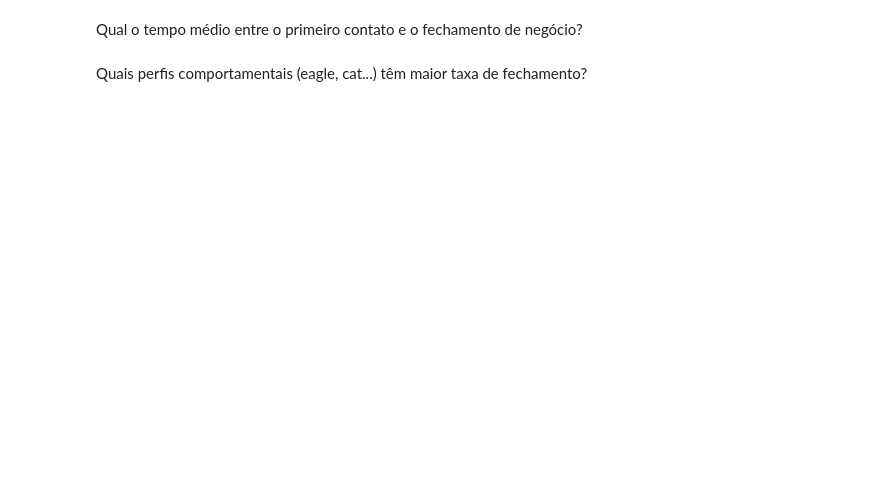
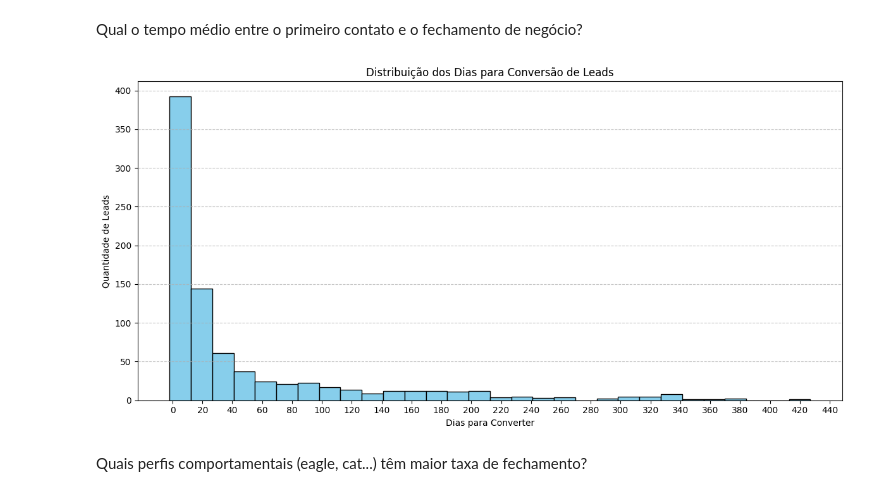
Before and after one commit to JLG-Data-Analytics/projeto_aplicado_1, a Jupyter notebook: script/eda.ipynb, the cells around one changed output. Drawn from its saved outputs; the diff is of its cells as text; code cells hidden in the pictures; blank space fills up the shorter version.

```diff
--- a/script/eda.ipynb
+++ b/script/eda.ipynb
@@ -9,4 +90,35 @@ Quais origens de leads (social, paid_search etc.) geram mais conversões?
 # %% [markdown]
 Qual o tempo médio entre o primeiro contato e o fechamento de negócio?
+# %%
+# Tempo de conversão
+
+df_leads = pd.merge(
+    df_leads_qualificados,
+    df_negocio_fechado[['mql_id', 'won_date', ]],
+    on='mql_id',
+    how='left',
+    indicator=True
+)
+df_leads['converted'] = df_leads['_merge'] == 'both'
+
+df_leads['first_contact_date'] = pd.to_datetime(df_leads['first_contact_date'])
+df_leads['won_date'] = pd.to_datetime(df_leads['won_date'])
+
+df_leads['days_to_convert'] = (df_leads['won_date'] - df_leads['first_contact_date']).dt.days
+
+
+# gráfico
+
+plt.figure(figsize=(12,6))
+plt.hist(df_leads[df_leads['converted']]['days_to_convert'], bins=30, color='skyblue', edgecolor='black')
+plt.title('Distribuição dos Dias para Conversão de Leads')
+plt.xlabel('Dias para Converter')
+plt.ylabel('Quantidade de Leads')
+plt.xticks(range(0, 450, 20))
+plt.grid(axis='y', linestyle='--', alpha=0.7)
+plt.tight_layout()
+plt.show()
+# %% [output]
+[figure, added]
 # %% [markdown]
 Quais perfis comportamentais (eagle, cat...) têm maior taxa de fechamento?
```
Also changed, not shown: parts of 31 cells of this notebook.
